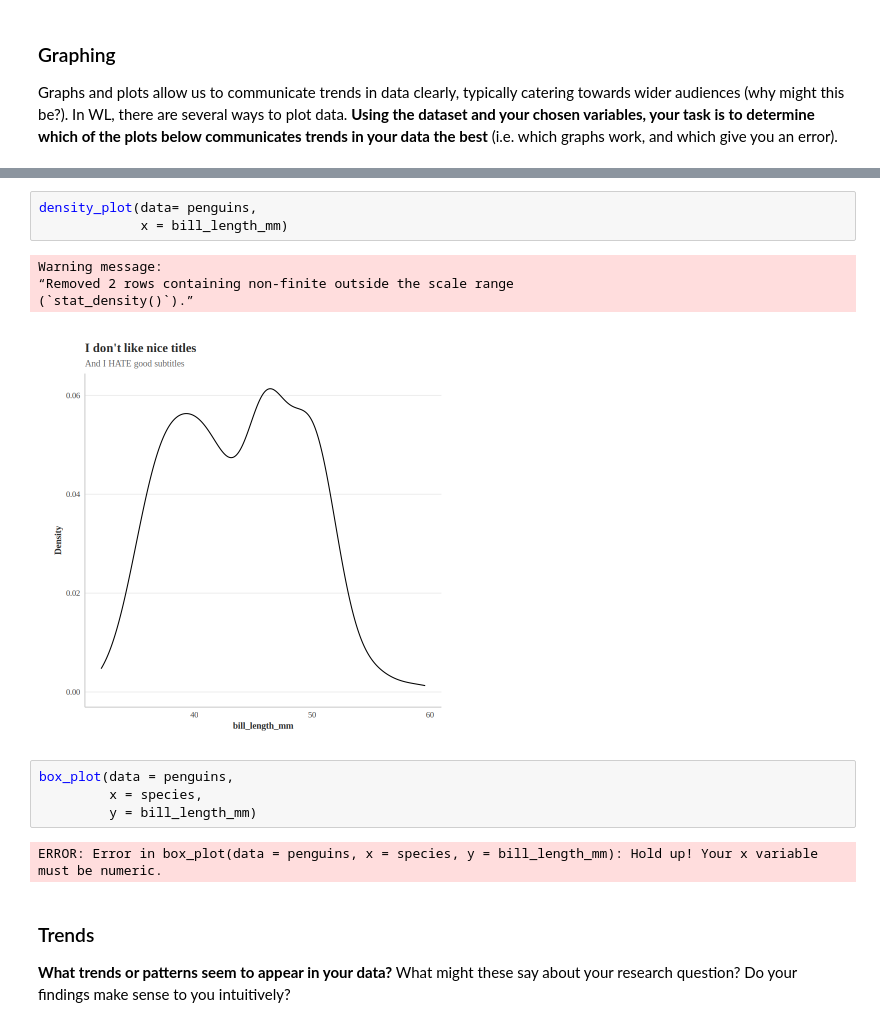
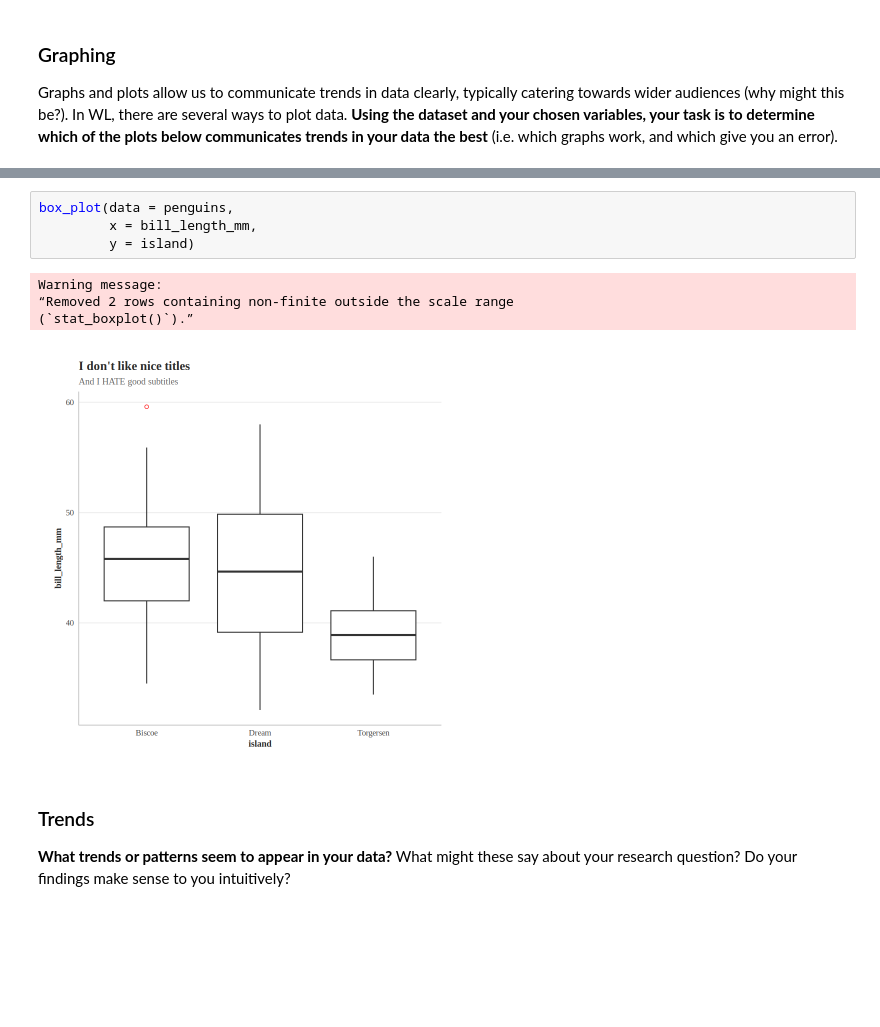
Before and after one commit to SamequalsFS/Unit0, a Jupyter notebook: ApResearchCT_BIO.ipynb, the cells around one changed output, grey strips where cells are left out. Drawn from its saved outputs; the diff is of its cells as text; blank space fills up the shorter version.

```diff
--- a/ApResearchCT_BIO.ipynb
+++ b/ApResearchCT_BIO.ipynb
@@ -142,17 +165,12 @@ scatter_plot(data = penguins,
 # %%
-density_plot(data= penguins,
-             x = bill_length_mm)
+box_plot(data = penguins,
+         x = bill_length_mm,
+         y = island)
 # %% [output]
 Warning message:
 “Removed 2 rows containing non-finite outside the scale range
-(`stat_density()`).”
+(`stat_boxplot()`).”
-[figure, old version]
+[figure, new version]
-# %%
-box_plot(data = penguins,
-         x = species,
-         y = bill_length_mm)
-# %% [output]
-ERROR: Error in box_plot(data = penguins, x = species, y = bill_length_mm): Hold up! Your x variable must be numeric.
 # %% [markdown]
 ### Trends
 
```
Also changed, not shown: parts of 7 cells of this notebook.
